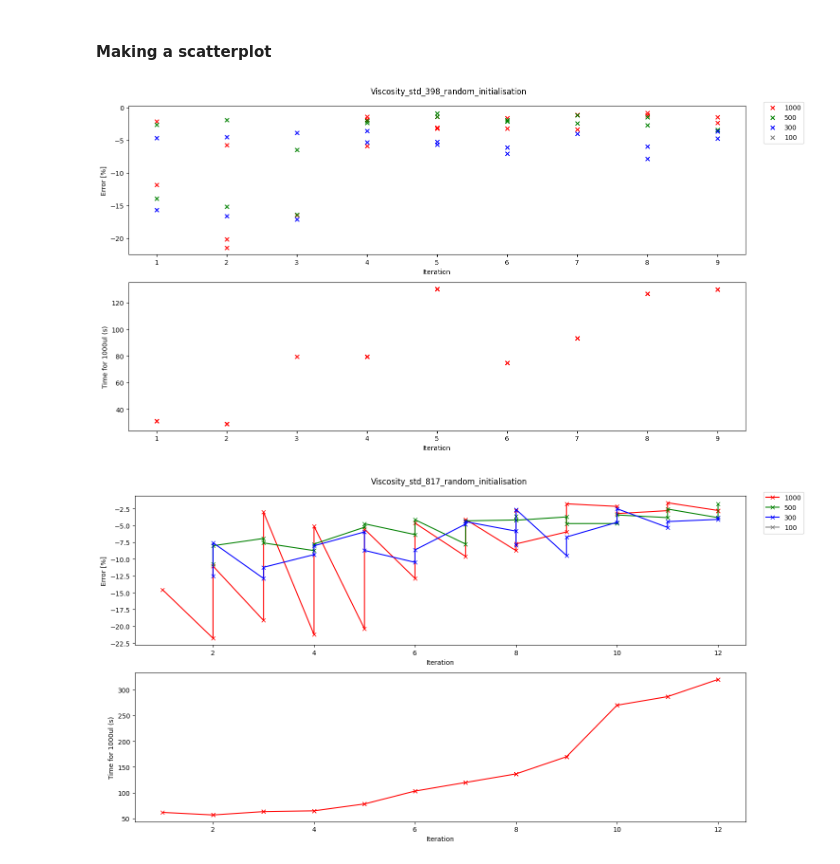
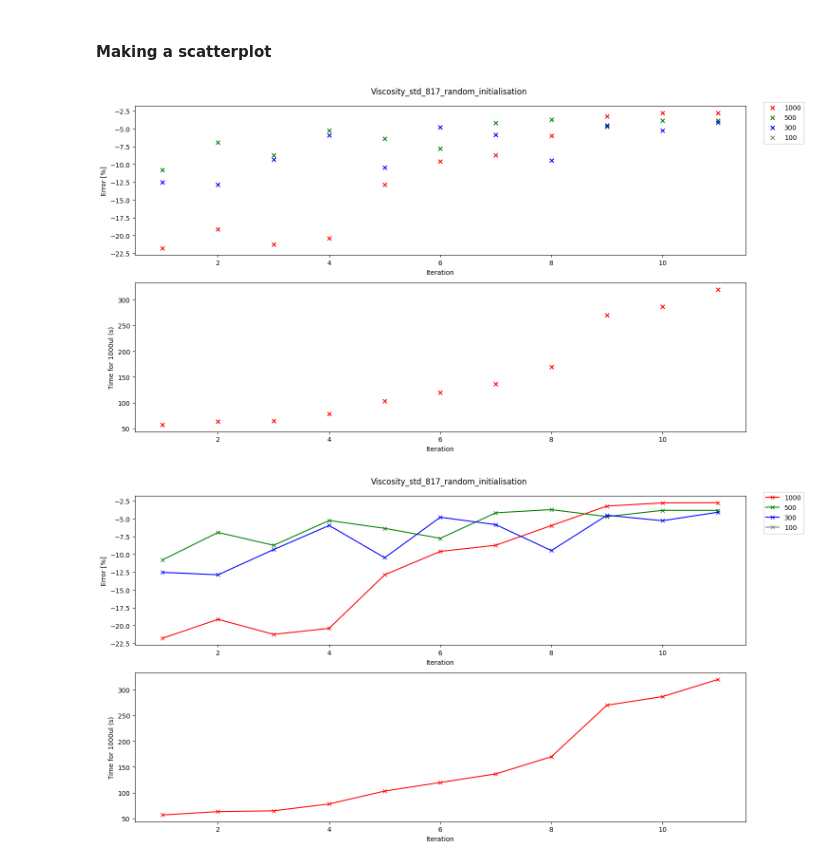
Before and after one commit to Quijanove/viscosity_liquid_transfer_Pablo, a Jupyter notebook: Sartorious_experiments/Code/Data_plotting_code_sartorious.ipynb, the cells around one changed output. Saved outputs shown, nothing was run; the diff lists cells and outputs as text; code cells hidden in the pictures.

Commit message:
modifications to data plotting and cleaning code + cleaned data for 398,204 and 817

```diff
--- a/Sartorious_experiments/Code/Data_plotting_code_sartorious.ipynb
+++ b/Sartorious_experiments/Code/Data_plotting_code_sartorious.ipynb
@@ -8,10 +8,10 @@ import numpy as np
 import os
 
 # Importing files
-std = '398'
-folder = (r"C:\Users\admin\Documents\GitHub\viscosity_liquid_transfer_Pablo\Sartorious_experiments\Code")
+std = '817'
+folder = (r"C:\Users\admin\Documents\GitHub\viscosity_liquid_transfer_Pablo\Sartorious_experiments\Cleaned_Data")
 
-df_cal = pd.read_csv(folder+r'/Viscosity_std_'+std+'.csv')
+df_cal = pd.read_csv(folder+r'/Viscosity_std_'+std+'_modified.csv')
 
 df_cal
 # %% [output]
@@ -31,7 +34,0 @@ df_cal
-# %%
-# Calculate time for 1000ul
-df_cal['time_for_1000'] = 1000/df_cal["aspiration_rate"] + 1000/df_cal["dispense_rate"] + df_cal["delay_aspirate"] + df_cal["delay_dispense"] + df_cal["delay_blow_out"]
-
-# Getting unique values of time in a numpy array
-TM = df_cal['time_for_1000'].unique()
-TM
@@ -42,17 +34,0 @@ array([ 31.03048182,  28.82438545,  79.5646018 ,  79.56460195,
-# %%
-# Assigning iterations to each TM value and applying iterations to form a new column in df_cal
-iteration = 1
-iteration_dict = {}
-iteration_list = []
-
-for item in TM:
-    iteration_dict[item] = iteration
-    iteration += 1
-# print(iteration_dict)
-
-for value in df_cal['time_for_1000']:
-    iteration_list.append(iteration_dict[value])
-# print(iteration_list)
-
-df_cal['iteration'] = iteration_list
-df_cal
@@ -109,40 +67,40 @@ fig.suptitle('Viscosity_std_'+std+'_'+'random_initialisation')
 axs[0].legend(bbox_to_anchor=(1.1, 1.05))
 fig.tight_layout()
 
-folder = folder = (r"C:\Users\admin\Documents\GitHub\viscosity_liquid_transfer_Pablo\Sartorious_experiments\Code")
-fig.savefig(folder+r'/'+'Viscosity_std_'+std+'.png')
+# folder = folder = (r"C:\Users\admin\Documents\GitHub\viscosity_liquid_transfer_Pablo\Sartorious_experiments\Code")
+# fig.savefig(folder+r'/'+'Viscosity_std_'+std+'.png')
 # %% [output]
-[figure, old version]
+[figure, new version]
 # %%
 #Making subplots (2 rows, 1 column)
 fig,axs = plt.subplots(2,1)
 
 # Dropping NAN rows
 df_cal_1000 = df_cal.where(df_cal.volume==1000).dropna(how='all')
 df_cal_500 = df_cal.where(df_cal.volume==500).dropna(how='all')
 df_cal_300 = df_cal.where(df_cal.volume==300).dropna(how='all')
 df_cal_100 = df_cal.where(df_cal.volume==100).dropna(how='all')
 
 # Plotting graph 1: Iteration against error
 axs[0].plot(df_cal_1000['iteration'],df_cal_1000['%error'], marker= 'x', label = '1000', c = 'red')
 axs[0].plot(df_cal_500['iteration'],df_cal_500['%error'], marker= 'x', label = '500', c = 'green')
 axs[0].plot(df_cal_300['iteration'],df_cal_300['%error'], marker= 'x', label = '300', c = 'blue')
 axs[0].plot(df_cal_100['iteration'],df_cal_100['%error'], marker= 'x', label = '100', c = 'grey')
 
 axs[0].set_xlabel('Iteration')
 axs[0].set_ylabel('Error [%]')
 
 axs[1].plot(df_cal_1000['iteration'],df_cal_1000['time_for_1000'], marker= 'x', c = 'red')
 
 axs[1].set_xlabel('Iteration')
 axs[1].set_ylabel('Time for 1000ul (s)')
 
 fig.set_size_inches(15, 8)
 fig.suptitle('Viscosity_std_'+std+'_'+'random_initialisation')
 axs[0].legend(bbox_to_anchor=(1.1, 1.05))
 fig.tight_layout()
 
-folder = folder = (r"C:\Users\admin\Documents\GitHub\viscosity_liquid_transfer_Pablo\Sartorious_experiments\Code")
-fig.savefig(folder+r'/'+'Viscosity_std_'+std+'_scatter.png')
+# folder = folder = (r"C:\Users\admin\Documents\GitHub\viscosity_liquid_transfer_Pablo\Sartorious_experiments\Code")
+# fig.savefig(folder+r'/'+'Viscosity_std_'+std+'_scatter.png')
 # %% [output]
-[figure, old version]
+[figure, new version]
```
Also changed, not shown: parts of 3 cells of this notebook, 8 other files.
